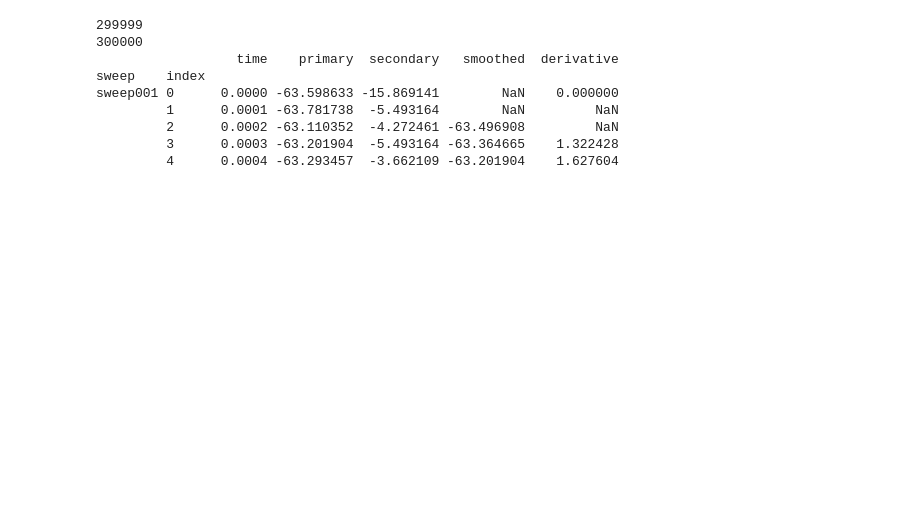
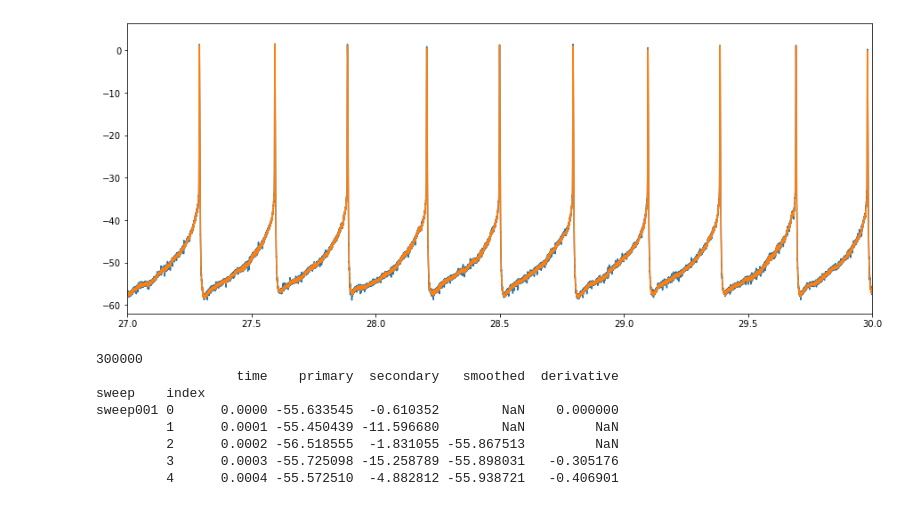
Before and after one commit to surmeierlab/EZT2022SA, a Jupyter notebook: APanddVdtDatatocsv.ipynb, the cells around one changed output. Drawn from its saved outputs; the diff is of its cells as text; code cells hidden in the pictures; blank space fills up the shorter version.

```diff
--- a/APanddVdtDatatocsv.ipynb
+++ b/APanddVdtDatatocsv.ipynb
@@ -46,0 +13,5 @@ df['smoothed']=primsmth
+# %%
+#read .csv file of the selected folder and generate a description of the data frame
+file = '/Users/ezt309/Documents/2p/electrophys/test recording/test_recording_IC0'
+df = rpv.import_folder(file)['voltage recording']
+print(df.info())
@@ -47,23 +41,41 @@ df['smoothed']=primsmth
+# %%
+# apply desired smoothing to the primary output. The number indicates the number of points used for the smoothing.
+#activate or deactivate the lines corresponding to simple smoothing or Median filter smoothing, according to preference.
+primSmooth = util.simple_smoothing(df.primary, 3)
+#primMedian = medfilt(df.primary, 3)
+#no smoothing with n=1
+plt.figure(figsize = (15,6))
+plt.plot(df.time, df.primary)
+plt.plot(df.time, primSmooth)
+#plt.plot(df.time, primMedian)
+
+#acvtivate following line to restrict the plot to a time interval
+plt.xlim(27, 30)
+#add in the smoothed primary column to the dataframe
+df['smoothed'] = primSmooth
+#acvtivate following line to save a .pdf figure of the plot
+#plt.savefig (file + 'smoothed3.pdf')
+# %% [output]
+[figure, added]
 # %%
-# calculating distcrete difference on the primary (mV) data with time (ms)
+# calculating discrete difference on the primary (mV) data with time (ms)
 # values start with the second index and run till the end of the file
 newarr = (df.smoothed[1:].values - df.smoothed[:-1].values) / (df.time[1:].values - df.time[:-1].values) / 1000
-print(newarr.size)
+#print(newarr.size)
 #print(newarr)
 #need to add an initial zero derivative value to make the array parameter lengths match the df data
 dvdt = np.insert(newarr, [0], 0.0)
 print(dvdt.size)
 #print(dvdt)
-df['derivative']=dvdt
+df['derivative'] = dvdt
 print(df.head(5))
 # %% [output]
-299999
 300000
                   time    primary  secondary   smoothed  derivative
 sweep    index
-sweep001 0      0.0000 -63.598633 -15.869141        NaN    0.000000
-         1      0.0001 -63.781738  -5.493164        NaN         NaN
-         2      0.0002 -63.110352  -4.272461 -63.496908         NaN
-         3      0.0003 -63.201904  -5.493164 -63.364665    1.322428
-         4      0.0004 -63.293457  -3.662109 -63.201904    1.627604
+sweep001 0      0.0000 -55.633545  -0.610352        NaN    0.000000
+         1      0.0001 -55.450439 -11.596680        NaN         NaN
+         2      0.0002 -56.518555  -1.831055 -55.867513         NaN
+         3      0.0003 -55.725098 -15.258789 -55.898031   -0.305176
+         4      0.0004 -55.572510  -4.882812 -55.938721   -0.406901
 # %%
```
Also changed, not shown: parts of 13 cells of this notebook, 2 other files.
